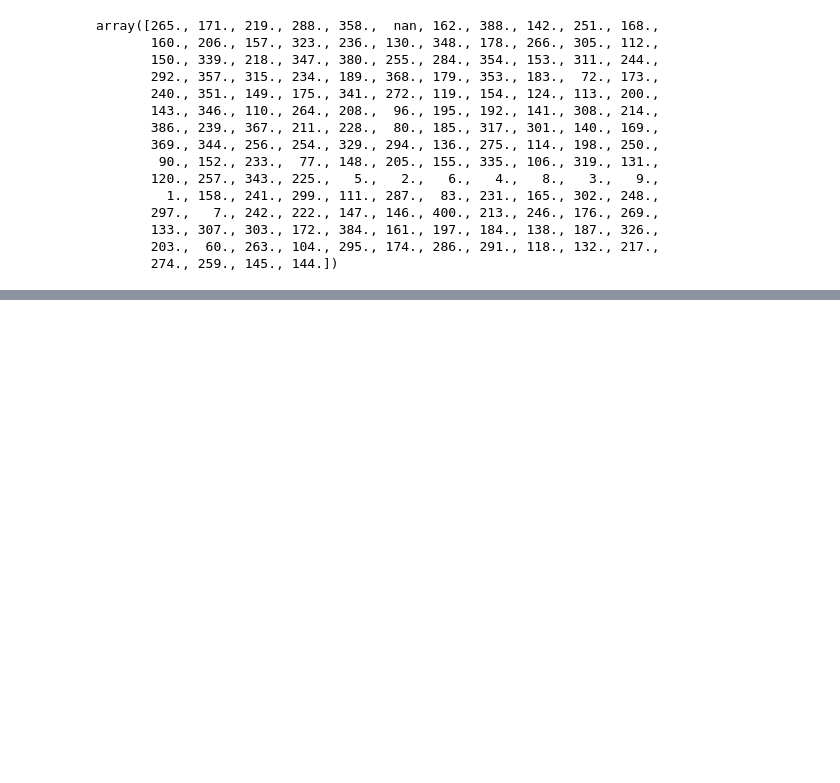
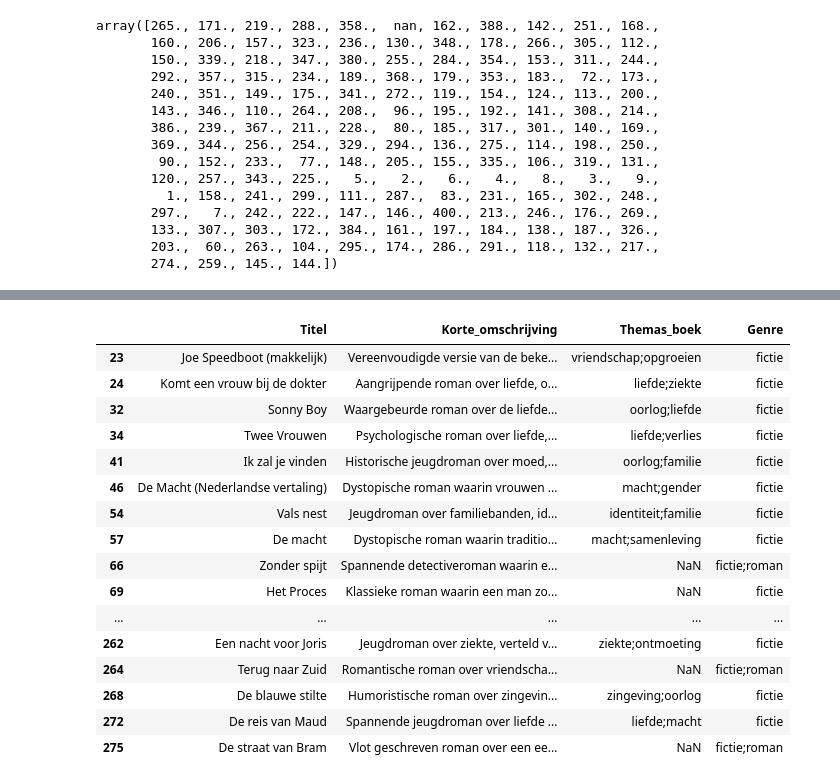
Before and after one commit to NannaLakens1/SE-2.1-2.2-LU2, a Jupyter notebook: lu2_opdrachten/Analyse.ipynb, the cells around one changed output, grey strips where cells are left out. Saved outputs shown, nothing was run; the diff lists cells and outputs as text; code cells hidden in the pictures; blank space fills up the shorter version.

```diff
--- a/lu2_opdrachten/Analyse.ipynb
+++ b/lu2_opdrachten/Analyse.ipynb
@@ -182,0 +234,23 @@ array([265., 171., 219., 288., 358.,  nan, 162., 388., 142., 251., 168.,
+# %%
+df.loc[
+    ~df["Genre"].isna() & df["Korte_omschrijving"].str.contains("roman"),
+    ["Titel", "Korte_omschrijving", "Themas_boek", "Genre"]
+]
+# %% [output]
+|  | Titel | Korte_omschrijving | Themas_boek | Genre |
+| 23 | Joe Speedboot (makkelijk) | Vereenvoudigde versie van de beke... | vriendschap;opgroeien | fictie |
+| 24 | Komt een vrouw bij de dokter | Aangrijpende roman over liefde, o... | liefde;ziekte | fictie |
+| 32 | Sonny Boy | Waargebeurde roman over de liefde... | oorlog;liefde | fictie |
+| 34 | Twee Vrouwen | Psychologische roman over liefde,... | liefde;verlies | fictie |
+| 41 | Ik zal je vinden | Historische jeugdroman over moed,... | oorlog;familie | fictie |
+| 46 | De Macht (Nederlandse vertaling) | Dystopische roman waarin vrouwen ... | macht;gender | fictie |
+| 54 | Vals nest | Jeugdroman over familiebanden, id... | identiteit;familie | fictie |
+| 57 | De macht | Dystopische roman waarin traditio... | macht;samenleving | fictie |
+| 66 | Zonder spijt | Spannende detectiveroman waarin e... | NaN | fictie;roman |
+| 69 | Het Proces | Klassieke roman waarin een man zo... | NaN | fictie |
+| ... | ... | ... | ... | ... |
+| 262 | Een nacht voor Joris | Jeugdroman over ziekte, verteld v... | ziekte;ontmoeting | fictie |
+| 264 | Terug naar Zuid | Romantische roman over vriendscha... | NaN | fictie;roman |
+| 268 | De blauwe stilte | Humoristische roman over zingevin... | zingeving;oorlog | fictie |
+| 272 | De reis van Maud | Spannende jeugdroman over liefde ... | liefde;macht | fictie |
+| 275 | De straat van Bram | Vlot geschreven roman over een ee... | NaN | fictie;roman |
```
Also changed, not shown: parts of 6 cells of this notebook, 9 other files.
